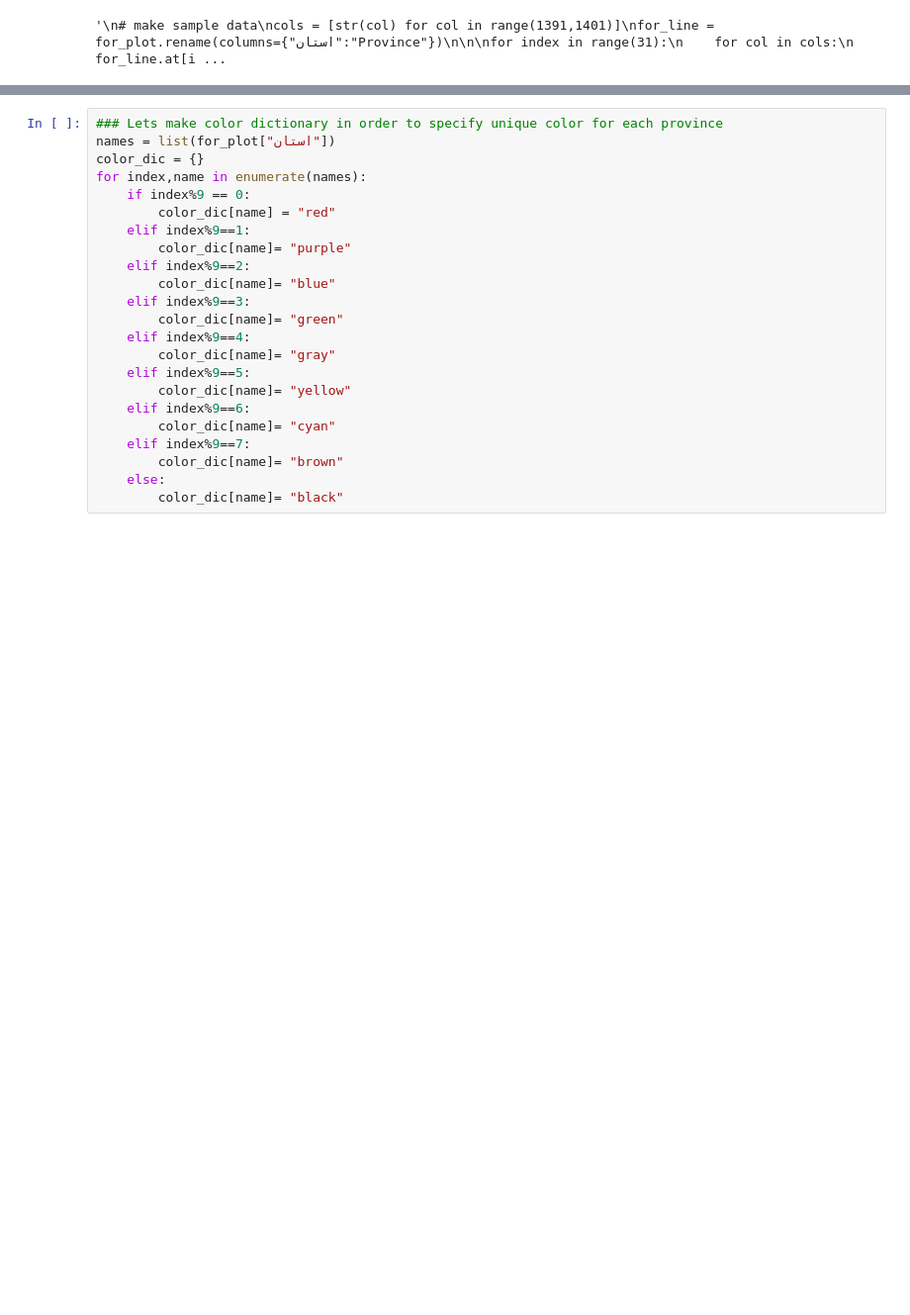
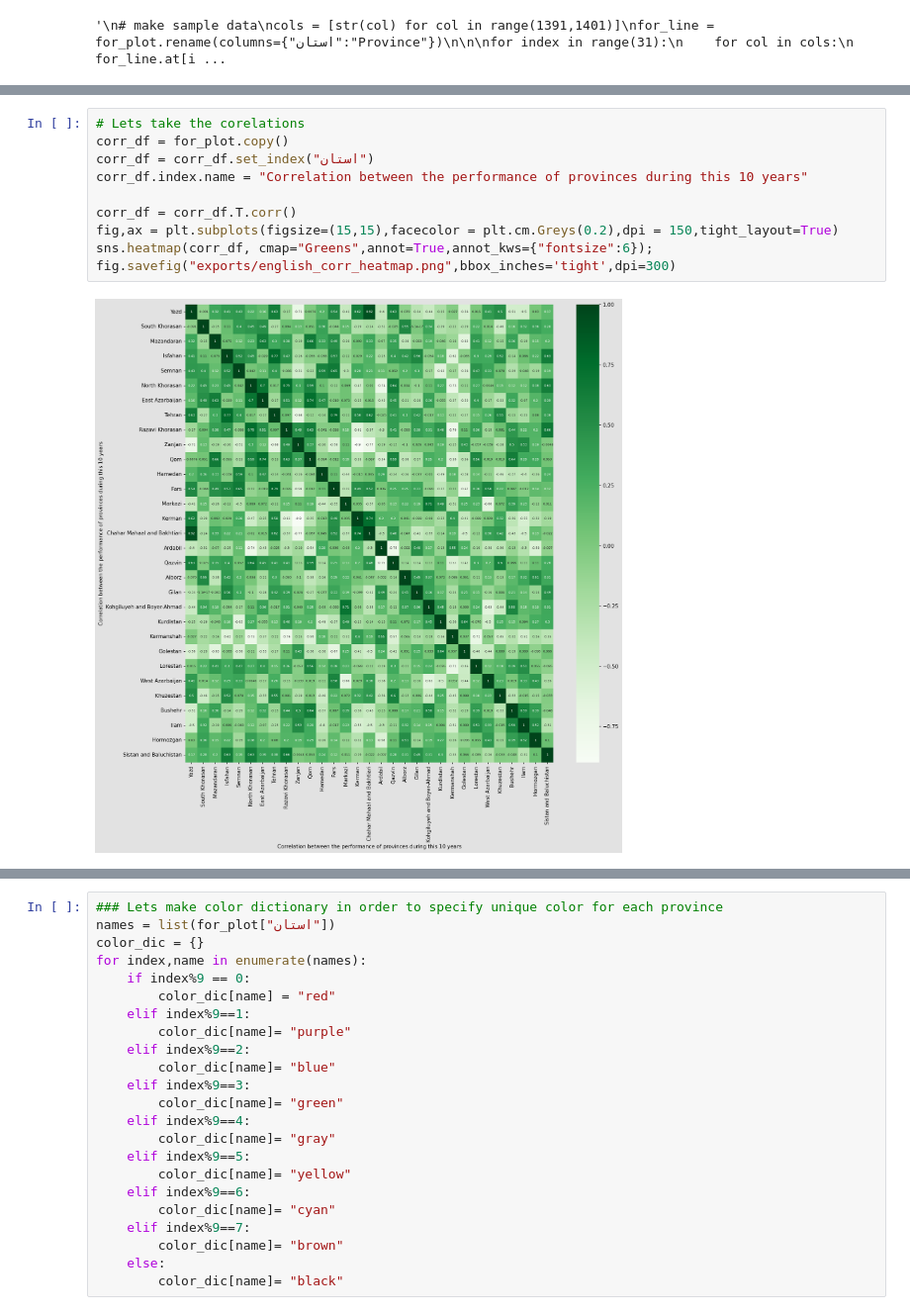
Before and after one commit to arianGh1/Konkoor, a Jupyter notebook: analysis.ipynb, the cells around one changed output, grey strips where cells are left out. Shown at 99% size. Drawn from its saved outputs; the diff is of its cells as text; blank space fills up the shorter version.

Commit message:
correlation added

```diff
--- a/analysis.ipynb
+++ b/analysis.ipynb
@@ -252 +284,13 @@ for index in range(3):
+# %%
+# Lets take the corelations
+corr_df = for_plot.copy()
+corr_df = corr_df.set_index("استان")
+corr_df.index.name = "Correlation between the performance of provinces during this 10 years"
+
+corr_df = corr_df.T.corr()
+fig,ax = plt.subplots(figsize=(15,15),facecolor = plt.cm.Greys(0.2),dpi = 150,tight_layout=True)
+sns.heatmap(corr_df, cmap="Greens",annot=True,annot_kws={"fontsize":6});
+fig.savefig("exports/english_corr_heatmap.png",bbox_inches='tight',dpi=300)
+# %% [output]
+[figure, added]
 # %%
```
Also changed, not shown: parts of 10 cells of this notebook, 10 other files.
